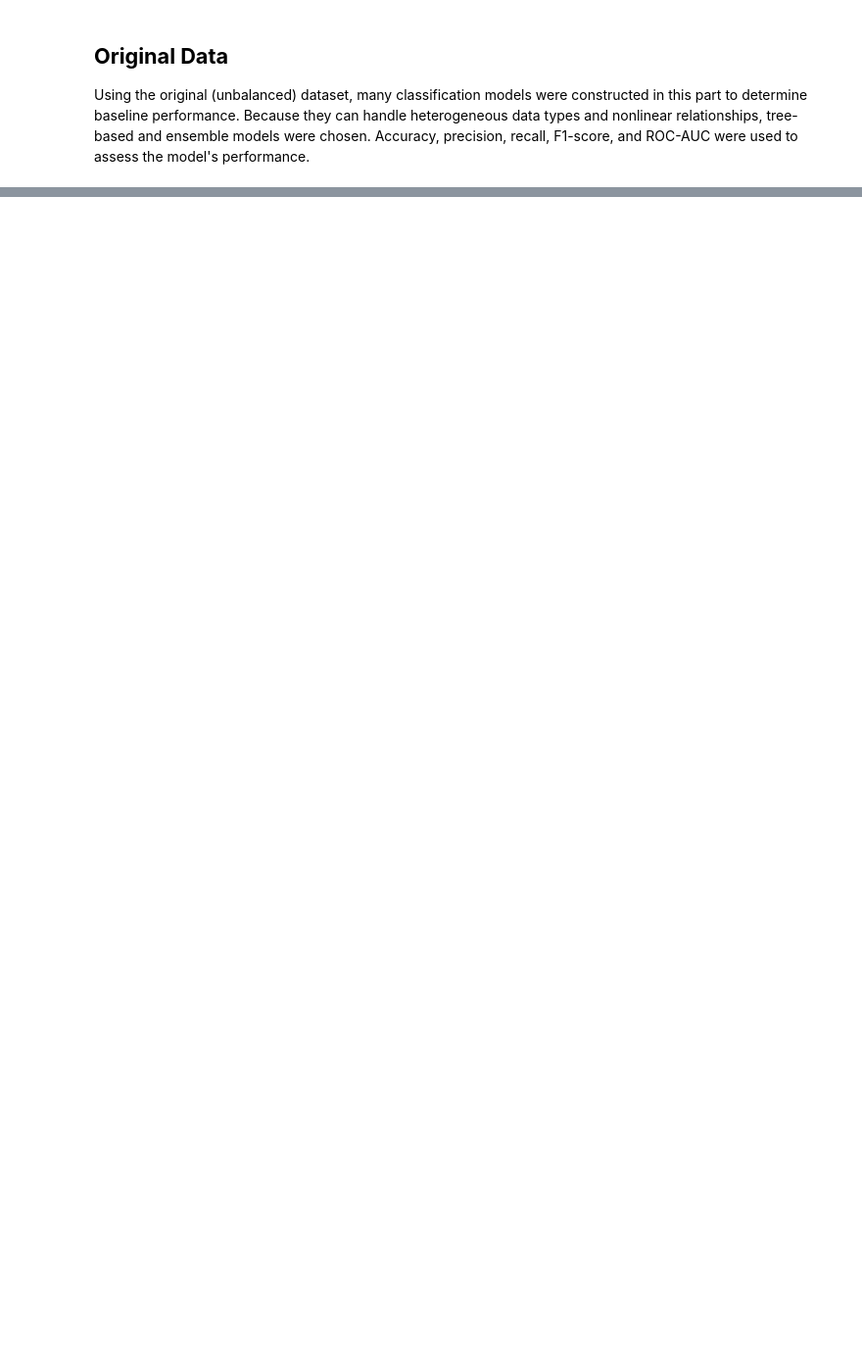
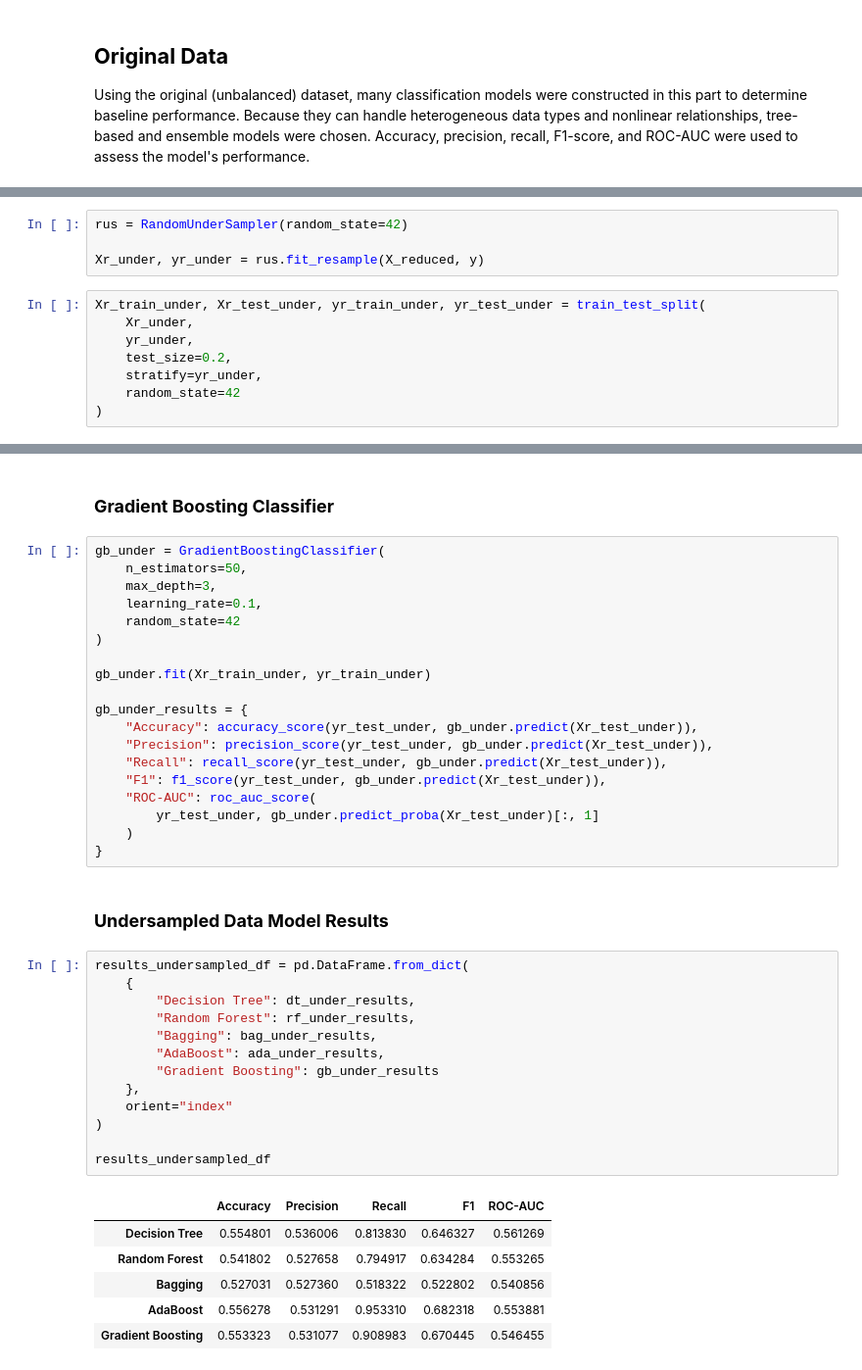
Before and after one commit to rburjanr/UT-Austin-Projects, a Jupyter notebook: EasyVisa/RahulBurjanroppaProject_Full_Code_Notebook_EasyVisa.ipynb, the cells around one changed output, grey strips where cells are left out. Shown at 98% size. Saved outputs shown, nothing was run; the diff lists cells and outputs as text; blank space fills up the shorter version.

```diff
--- a/EasyVisa/RahulBurjanroppaProject_Full_Code_Notebook_EasyVisa.ipynb
+++ b/EasyVisa/RahulBurjanroppaProject_Full_Code_Notebook_EasyVisa.ipynb
@@ -400,0 +581,12 @@ MemoryError: Unable to allocate 1.93 GiB for an array with shape (25479, 20384)
+# %%
+rus = RandomUnderSampler(random_state=42)
+
+Xr_under, yr_under = rus.fit_resample(X_reduced, y)
+# %%
+Xr_train_under, Xr_test_under, yr_train_under, yr_test_under = train_test_split(
+    Xr_under,
+    yr_under,
+    test_size=0.2,
+    stratify=yr_under,
+    random_state=42
+)
@@ -400,0 +675,43 @@ MemoryError: Unable to allocate 1.93 GiB for an array with shape (25479, 20384)
+# %% [markdown]
+### **Gradient Boosting Classifier**
+# %%
+gb_under = GradientBoostingClassifier(
+    n_estimators=50,
+    max_depth=3,
+    learning_rate=0.1,
+    random_state=42
+)
+
+gb_under.fit(Xr_train_under, yr_train_under)
+
+gb_under_results = {
+    "Accuracy": accuracy_score(yr_test_under, gb_under.predict(Xr_test_under)),
+    "Precision": precision_score(yr_test_under, gb_under.predict(Xr_test_under)),
+    "Recall": recall_score(yr_test_under, gb_under.predict(Xr_test_under)),
+    "F1": f1_score(yr_test_under, gb_under.predict(Xr_test_under)),
+    "ROC-AUC": roc_auc_score(
+        yr_test_under, gb_under.predict_proba(Xr_test_under)[:, 1]
+    )
+}
+# %% [markdown]
+### **Undersampled Data Model Results**
+# %%
+results_undersampled_df = pd.DataFrame.from_dict(
+    {
+        "Decision Tree": dt_under_results,
+        "Random Forest": rf_under_results,
+        "Bagging": bag_under_results,
+        "AdaBoost": ada_under_results,
+        "Gradient Boosting": gb_under_results
+    },
+    orient="index"
+)
+
+results_undersampled_df
+# %% [output]
+|  | Accuracy | Precision | Recall | F1 | ROC-AUC |
+| Decision Tree | 0.554801 | 0.536006 | 0.813830 | 0.646327 | 0.561269 |
+| Random Forest | 0.541802 | 0.527658 | 0.794917 | 0.634284 | 0.553265 |
+| Bagging | 0.527031 | 0.527360 | 0.518322 | 0.522802 | 0.540856 |
+| AdaBoost | 0.556278 | 0.531291 | 0.953310 | 0.682318 | 0.553881 |
+| Gradient Boosting | 0.553323 | 0.531077 | 0.908983 | 0.670445 | 0.546455 |
```
Also changed, not shown: parts of 68 cells of this notebook, 14 other files.
